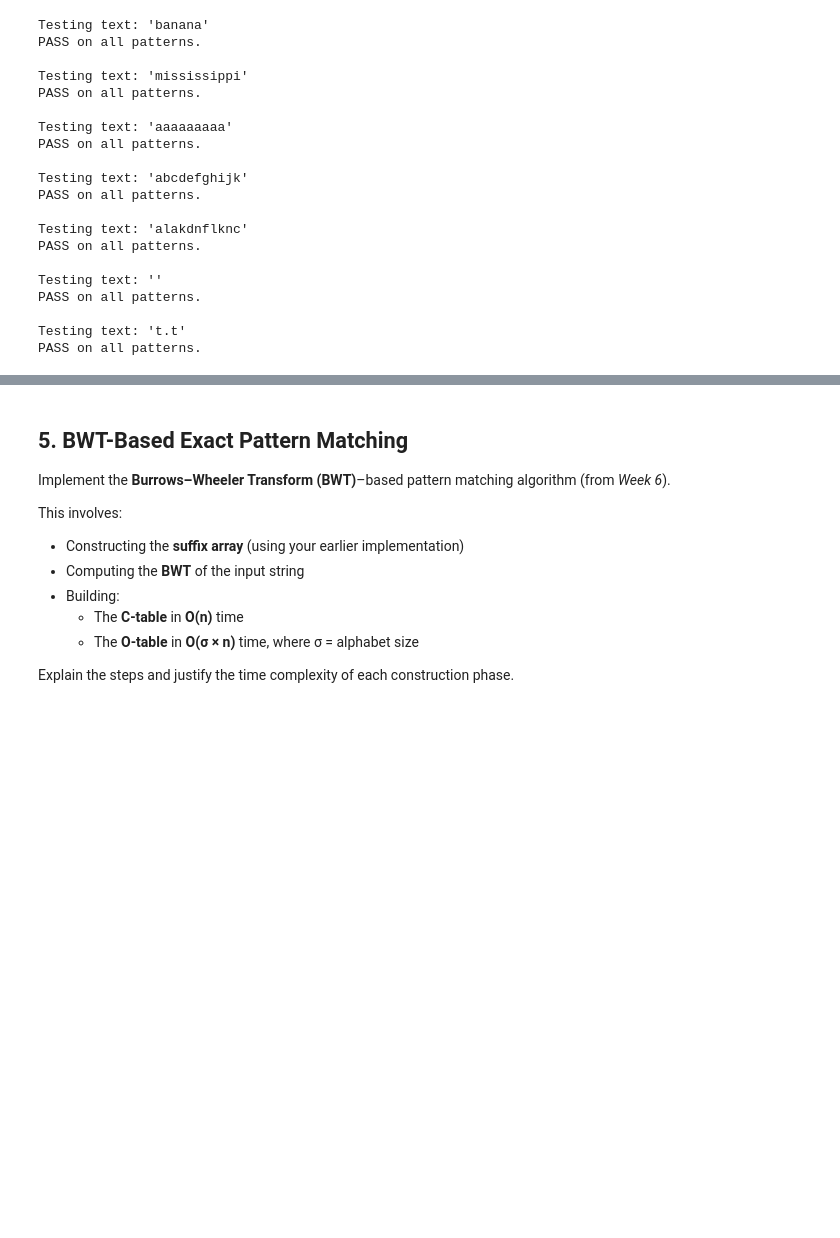
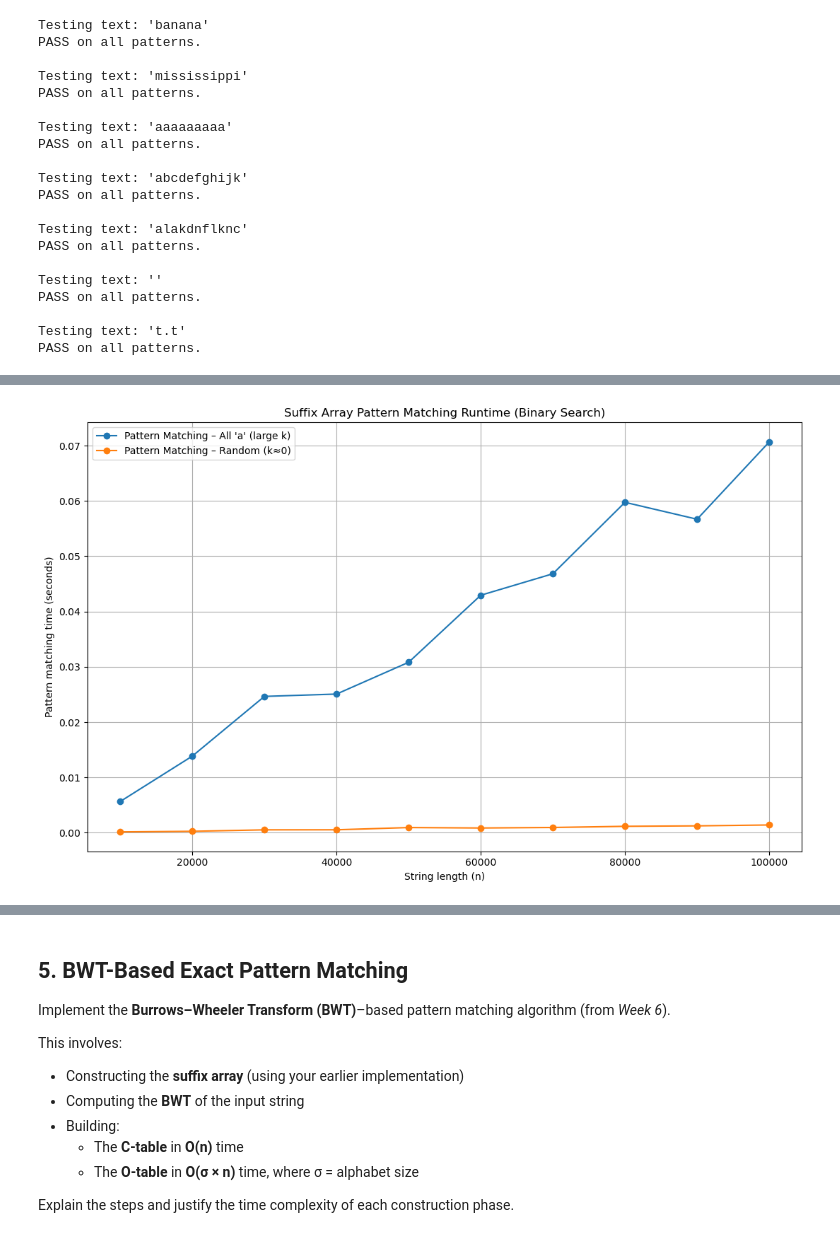
Before and after one commit to PabloBondia/sa-bwt-exact-matching-Prefix-Doubling-SA-and-BWT-Search-in-Python.-, a Jupyter notebook: main.ipynb, the cells around one changed output, grey strips where cells are left out. Cells and saved outputs as stored; diff of their text form; code cells hidden in the pictures; blank space fills up the shorter version.

```diff
--- a/main.ipynb
+++ b/main.ipynb
@@ -410,0 +422,89 @@ PASS on all patterns.
+# %%
+import os
+import time
+import matplotlib.pyplot as plt
+
+# ---- FILE HELPERS ----
+
+def read_string_from_file(path):
+    with open(path, "r") as f:
+        return f.read().strip()
+
+def get_all_txt_files(folder):
+    files = [
+        os.path.join(folder, f)
+        for f in os.listdir(folder)
+        if f.endswith(".txt")
+    ]
+    files.sort(key=lambda x: int(''.join(filter(str.isdigit, os.path.basename(x)))))
+    return files
+
+def measure(func, *args):
+    start = time.perf_counter()
+    func(*args)
+    return time.perf_counter() - start
+
+
+# ---- EXPERIMENT SETUP ----
+
+all_a_dir = "all_a_str"
+random_dir = "random_str"
+num_files = 10
+
+all_a_files = get_all_txt_files(all_a_dir)[:num_files]
+random_files = get_all_txt_files(random_dir)[:num_files]
+
+print(f"Processing {len(all_a_files)} 'all-a' files and {len(random_files)} random files")
+
+results_all_a = []
+results_random = []
+
+pattern = "aaa"
+
+
+for file_path in all_a_files + random_files:
+    try:
+        text = read_string_from_file(file_path)
+        n = len(text)
+
+        # Build suffix array with prefix-doubling
+        sa = suffix_array_prefix_doubling(text)
+
+        # Measure binary-search pattern matching
+        t = measure(binary_search, text, sa, pattern)
+
+        if "all_a" in file_path:
+            results_all_a.append((n, t))
+        else:
+            results_random.append((n, t))
+
+        print(f"{os.path.basename(file_path):<25} | n={n:<7} | time={t:.5f}s")
+
+    except Exception as e:
+        print(f"Error: {e}")
+
+
+# ---- SORT & UNPACK ----
+
+results_all_a.sort()
+results_random.sort()
+
+lengths_all_a, times_all_a = zip(*results_all_a)
+lengths_random, times_random = zip(*results_random)
+
+
+# ---- PLOT ----
+
+plt.figure(figsize=(11,7))
+
+plt.plot(lengths_all_a, times_all_a, "-o", label="Pattern Matching – All 'a' (large k)")
+plt.plot(lengths_random, times_random, "-o", label="Pattern Matching – Random (k≈0)")
+
+plt.xlabel("String length (n)")
+plt.ylabel("Pattern matching time (seconds)")
+plt.title("Suffix Array Pattern Matching Runtime (Binary Search)")
+plt.legend()
+plt.grid(True)
+plt.tight_layout()
+plt.show()
+# %% [output]
@@ -410,0 +528 @@ PASS on all patterns.
+[figure, added]
```
Also changed, not shown: parts of 3 cells of this notebook.
